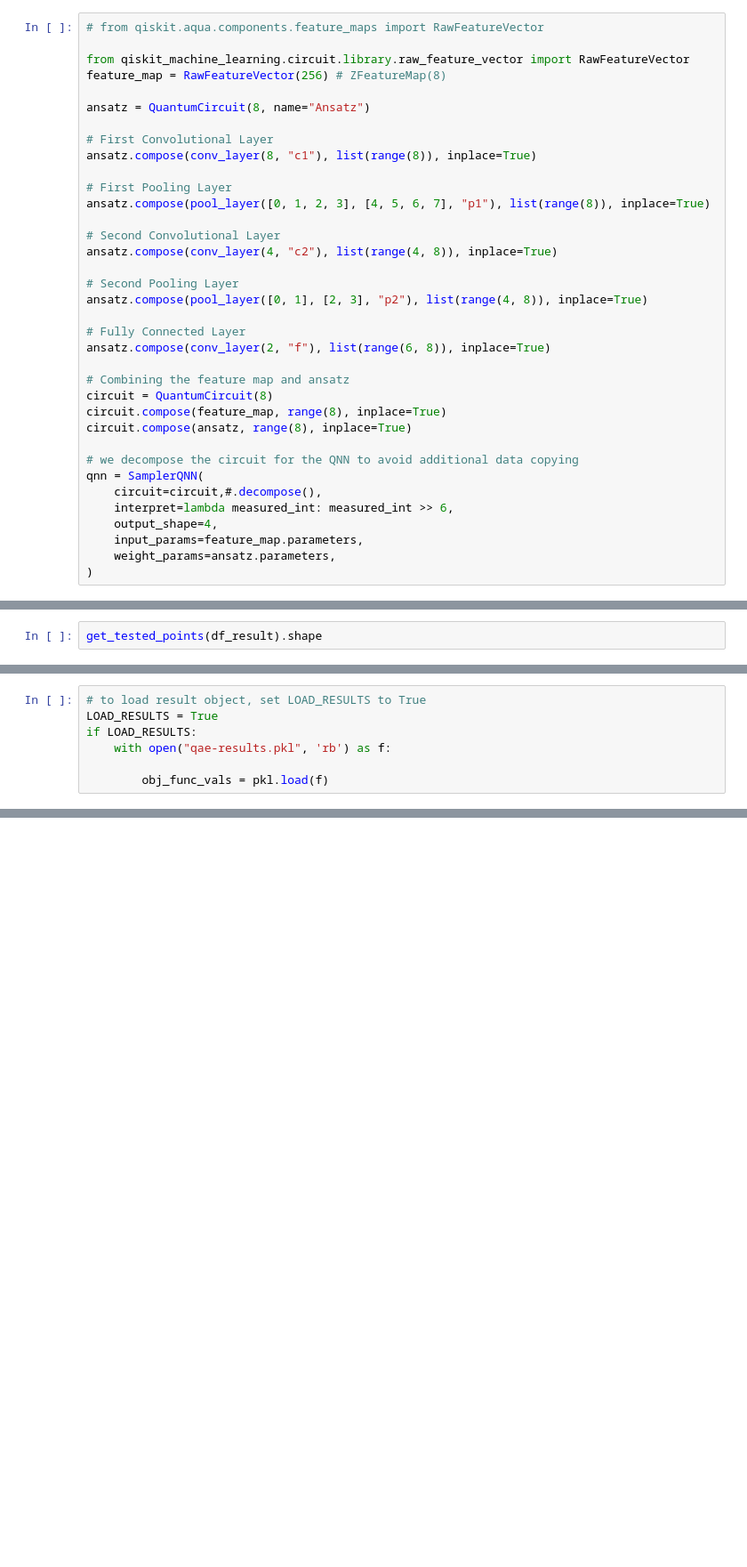
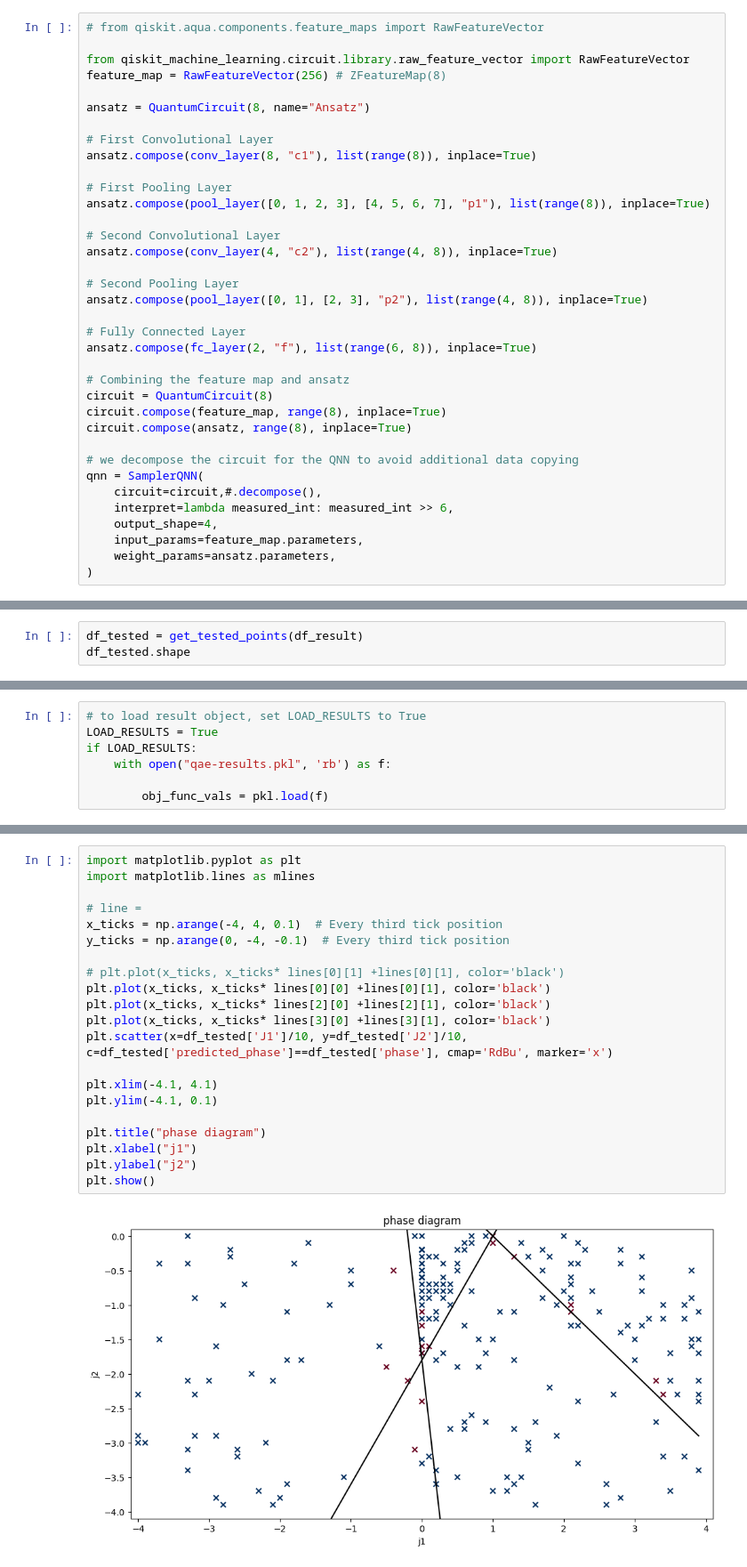
Before and after one commit to myrimur/qml-2024, a Jupyter notebook: qae.ipynb, the cells around one changed output, grey strips where cells are left out. Shown at 89% size. Saved outputs shown, nothing was run; the diff lists cells and outputs as text; blank space fills up the shorter version.

```diff
--- a/qae.ipynb
+++ b/qae.ipynb
@@ -160,7 +186,7 @@ ansatz.compose(conv_layer(4, "c2"), list(range(4, 8)), inplace=True)
 ansatz.compose(pool_layer([0, 1], [2, 3], "p2"), list(range(4, 8)), inplace=True)
 
 # Fully Connected Layer
-ansatz.compose(conv_layer(2, "f"), list(range(6, 8)), inplace=True)
+ansatz.compose(fc_layer(2, "f"), list(range(6, 8)), inplace=True)
 
 # Combining the feature map and ansatz
 circuit = QuantumCircuit(8)
@@ -254,7 +288,8 @@ def get_tested_points(df):
     df_tested = df[~df["predicted_phase"].isnull()].astype({"predicted_phase": np.int64})
     return df_tested
 # %%
-get_tested_points(df_result).shape
+df_tested = get_tested_points(df_result)
+df_tested.shape
 # %% [output]
 (200, 268)
 # %%
@@ -294,0 +399,23 @@ if LOAD_RESULTS:
+# %%
+import matplotlib.pyplot as plt
+import matplotlib.lines as mlines
+
+# line =
+x_ticks = np.arange(-4, 4, 0.1)  # Every third tick position
+y_ticks = np.arange(0, -4, -0.1)  # Every third tick position
+
+# plt.plot(x_ticks, x_ticks* lines[0][1] +lines[0][1], color='black')
+plt.plot(x_ticks, x_ticks* lines[0][0] +lines[0][1], color='black')
+plt.plot(x_ticks, x_ticks* lines[2][0] +lines[2][1], color='black')
+plt.plot(x_ticks, x_ticks* lines[3][0] +lines[3][1], color='black')
+plt.scatter(x=df_tested['J1']/10, y=df_tested['J2']/10, c=df_tested['predicted_phase']==df_tested['phase'], cmap='RdBu', marker='x')
+
+plt.xlim(-4.1, 4.1)
+plt.ylim(-4.1, 0.1)
+
+plt.title("phase diagram")
+plt.xlabel("j1")
+plt.ylabel("j2")
+plt.show()
+# %% [output]
+[figure, added]
```
Also changed, not shown: parts of 9 cells of this notebook.
